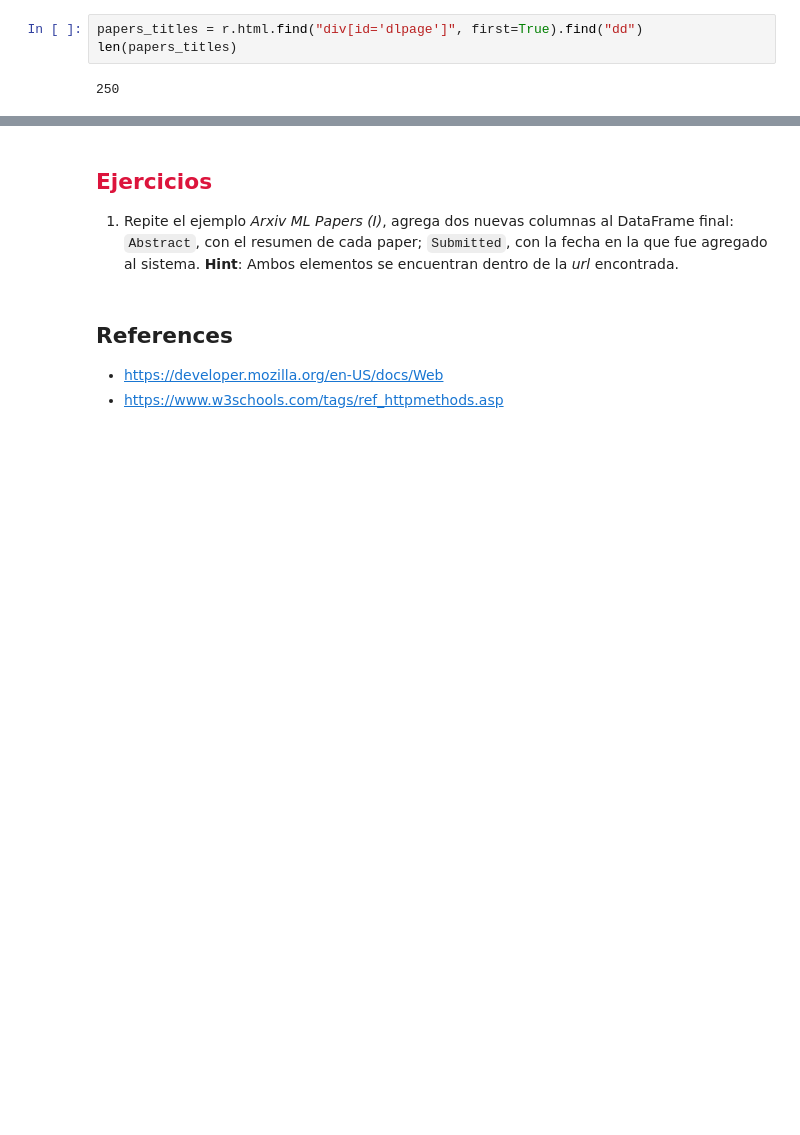
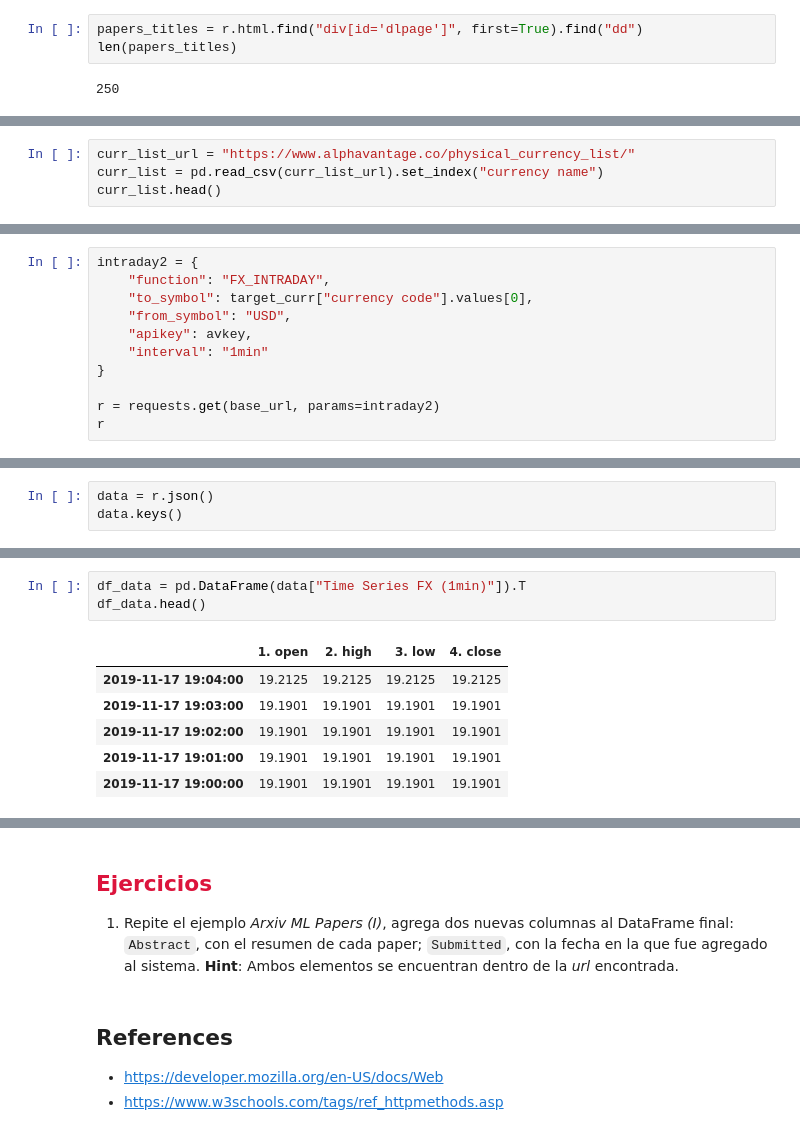
Before and after one commit to elopezgon/data-science, a Jupyter notebook: notes/lec04-webscrapping.ipynb, the cells around one changed output, grey strips where cells are left out. Drawn from its saved outputs; the diff is of its cells as text; blank space fills up the shorter version.

```diff
--- a/notes/lec04-webscrapping.ipynb
+++ b/notes/lec04-webscrapping.ipynb
@@ -319,0 +339,4 @@ url = "https://www.alphavantage.co"
+# %%
+curr_list_url = "https://www.alphavantage.co/physical_currency_list/"
+curr_list = pd.read_csv(curr_list_url).set_index("currency name")
+curr_list.head()
@@ -319,0 +389,11 @@ url = "https://www.alphavantage.co"
+# %%
+intraday2 = {
+    "function": "FX_INTRADAY",
+    "to_symbol": target_curr["currency code"].values[0],
+    "from_symbol": "USD",
+    "apikey": avkey,
+    "interval": "1min"
+}
+
+r = requests.get(base_url, params=intraday2)
+r
@@ -319,0 +406,3 @@ url = "https://www.alphavantage.co"
+# %%
+data = r.json()
+data.keys()
@@ -319,0 +421,10 @@ url = "https://www.alphavantage.co"
+# %%
+df_data = pd.DataFrame(data["Time Series FX (1min)"]).T
+df_data.head()
+# %% [output]
+|  | 1. open | 2. high | 3. low | 4. close |
+| 2019-11-17 19:04:00 | 19.2125 | 19.2125 | 19.2125 | 19.2125 |
+| 2019-11-17 19:03:00 | 19.1901 | 19.1901 | 19.1901 | 19.1901 |
+| 2019-11-17 19:02:00 | 19.1901 | 19.1901 | 19.1901 | 19.1901 |
+| 2019-11-17 19:01:00 | 19.1901 | 19.1901 | 19.1901 | 19.1901 |
+| 2019-11-17 19:00:00 | 19.1901 | 19.1901 | 19.1901 | 19.1901 |
```
Also changed, not shown: parts of 29 cells of this notebook.
